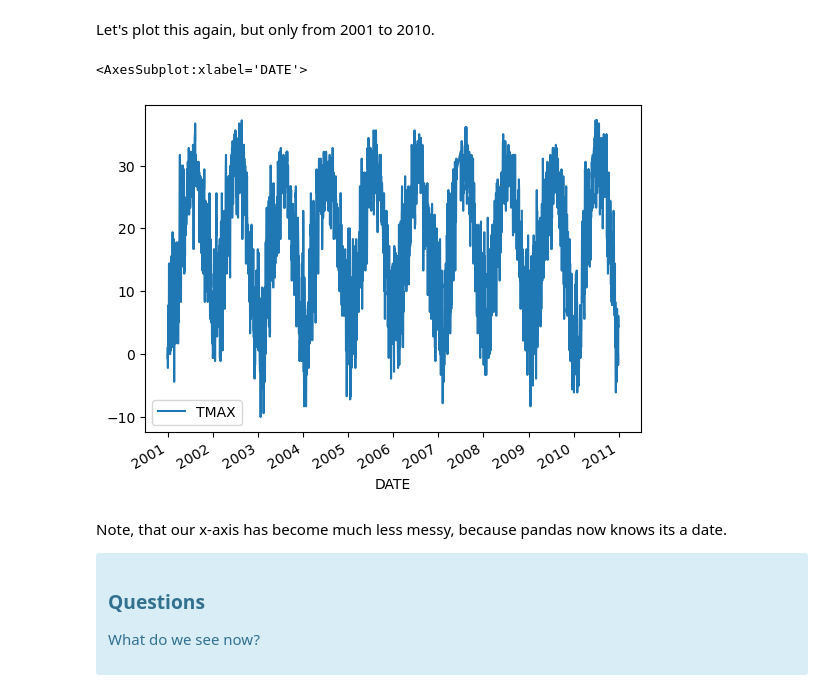
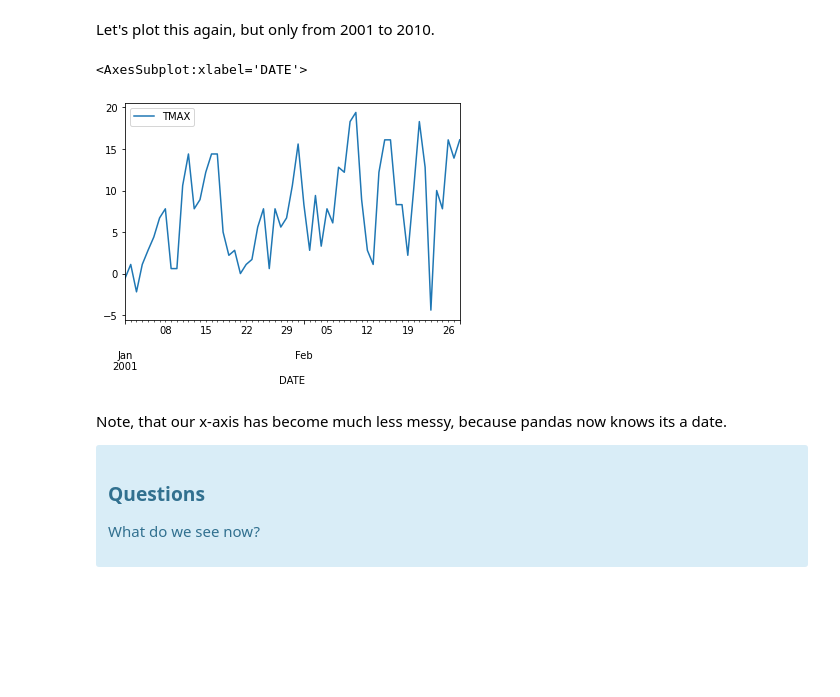
Before and after one commit to reggiewilcox/ISAT420_Code, a Jupyter notebook: W3_1_WeatherDataTimeSeries/code/exploratoryAnalysis.ipynb, the cells around one changed output. Cells and saved outputs as stored; diff of their text form; code cells hidden in the pictures; blank space fills up the shorter version.

```diff
--- a/W3_1_WeatherDataTimeSeries/code/exploratoryAnalysis.ipynb
+++ b/W3_1_WeatherDataTimeSeries/code/exploratoryAnalysis.ipynb
@@ -170,10 +170,10 @@ data
 # %% [markdown]
 Let's plot this again, but only from 2001 to 2010.
 # %%
-data.loc["2001":"2010"].plot(y='TMAX')
+data.loc["2001-1":"2001-2"].plot(y='TMAX')
 # %% [output]
 <AxesSubplot:xlabel='DATE'>
-[figure, old version]
+[figure, new version]
 # %% [markdown]
 Note, that our x-axis has become much less messy, because pandas now knows its a date.
 
```
Also changed, not shown: parts of 3 cells of this notebook.
